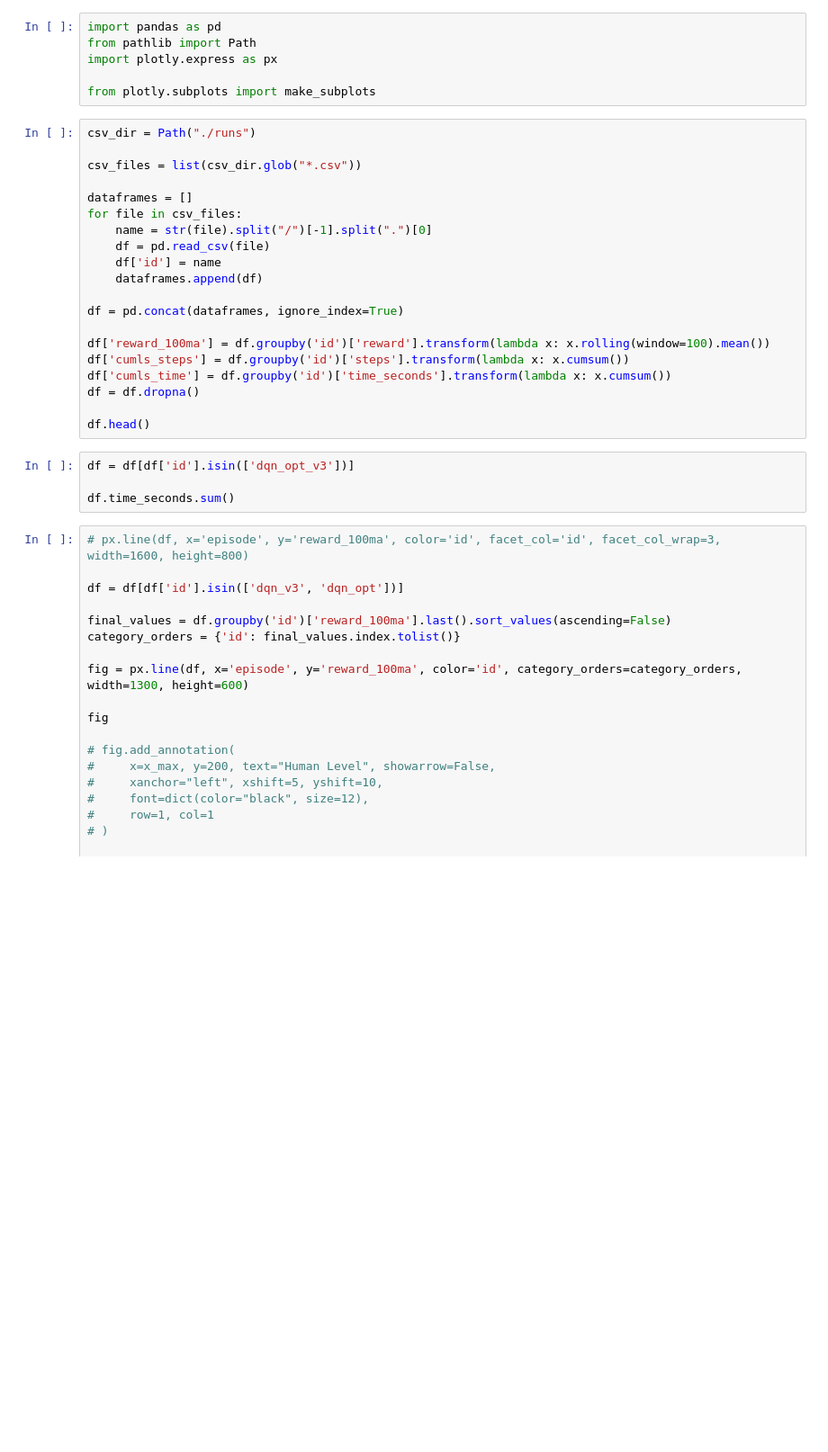
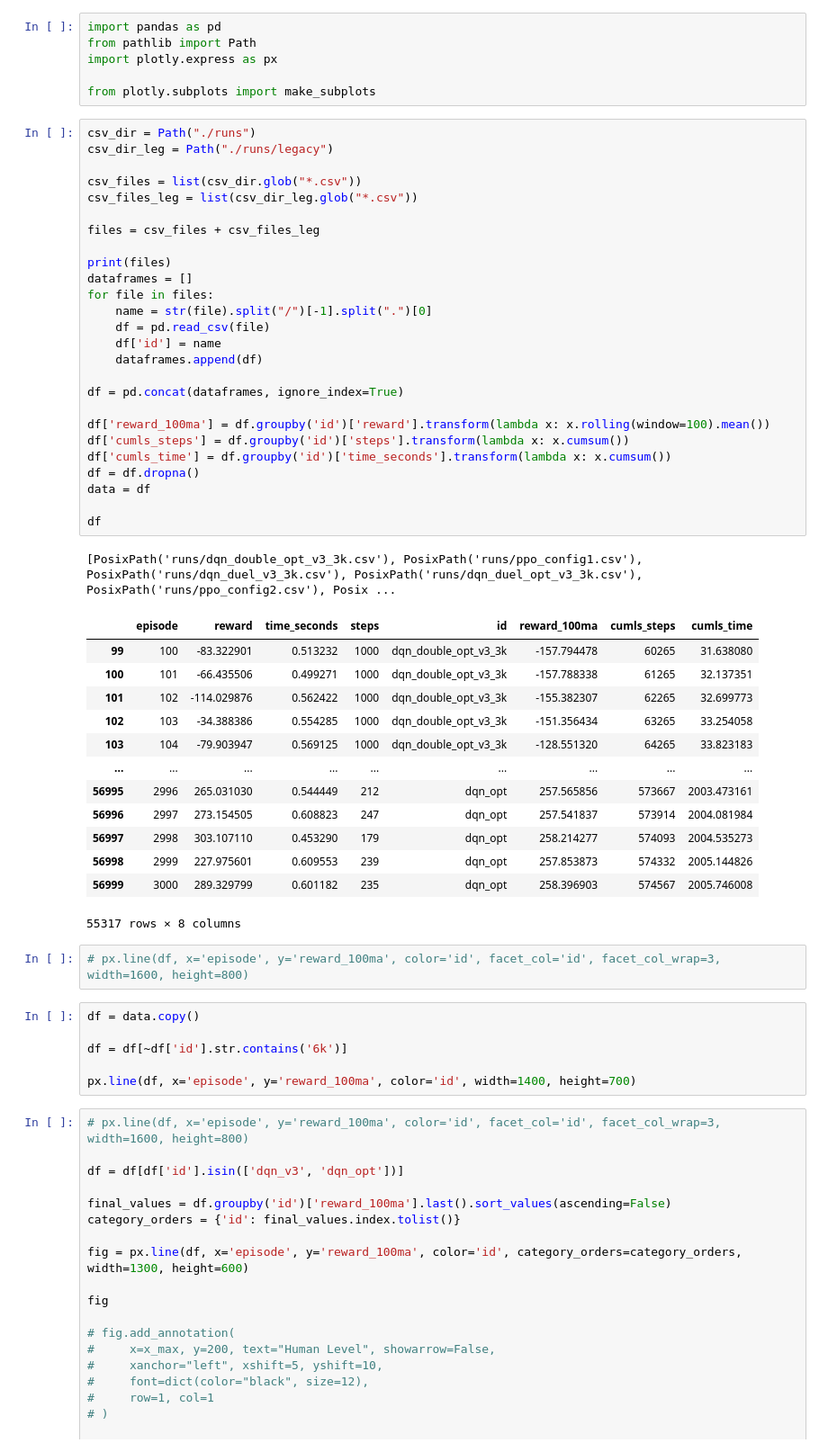
Before and after one commit to Leonjmroe/MSc-AI, a Jupyter notebook: Module 10 - Reinforcement Learning/Assesment 2/code/spacelander/data_analysis/main.ipynb, the cells around one changed output. Shown at 90% size. Drawn from its saved outputs; the diff is of its cells as text; blank space fills up the shorter version.

```diff
--- a/Module 10 - Reinforcement Learning/Assesment 2/code/spacelander/data_analysis/main.ipynb
+++ b/Module 10 - Reinforcement Learning/Assesment 2/code/spacelander/data_analysis/main.ipynb
@@ -6,28 +6,53 @@ import plotly.express as px
 from plotly.subplots import make_subplots
 # %%
 csv_dir = Path("./runs")
+csv_dir_leg = Path("./runs/legacy")
 
 csv_files = list(csv_dir.glob("*.csv"))
+csv_files_leg = list(csv_dir_leg.glob("*.csv"))
 
+files = csv_files + csv_files_leg
+
+print(files)
 dataframes = []
-for file in csv_files:
+for file in files:
     name = str(file).split("/")[-1].split(".")[0]
     df = pd.read_csv(file)
     df['id'] = name
     dataframes.append(df)
 
 df = pd.concat(dataframes, ignore_index=True)
 
 df['reward_100ma'] = df.groupby('id')['reward'].transform(lambda x: x.rolling(window=100).mean())
 df['cumls_steps'] = df.groupby('id')['steps'].transform(lambda x: x.cumsum())
 df['cumls_time'] = df.groupby('id')['time_seconds'].transform(lambda x: x.cumsum())
 df = df.dropna()
+data = df
 
-df.head()
+df
+# %% [output]
+[PosixPath('runs/dqn_double_opt_v3_3k.csv'), PosixPath('runs/ppo_config1.csv'), PosixPath('runs/dqn_duel_v3_3k.csv'), PosixPath('runs/dqn_duel_opt_v3_3k.csv'), PosixPath('runs/ppo_config2.csv'), Posix ...
+|  | episode | reward | time_seconds | steps | id | reward_100ma | cumls_steps | cumls_time |
+| 99 | 100 | -83.322901 | 0.513232 | 1000 | dqn_double_opt_v3_3k | -157.794478 | 60265 | 31.638080 |
+| 100 | 101 | -66.435506 | 0.499271 | 1000 | dqn_double_opt_v3_3k | -157.788338 | 61265 | 32.137351 |
+| 101 | 102 | -114.029876 | 0.562422 | 1000 | dqn_double_opt_v3_3k | -155.382307 | 62265 | 32.699773 |
+| 102 | 103 | -34.388386 | 0.554285 | 1000 | dqn_double_opt_v3_3k | -151.356434 | 63265 | 33.254058 |
+| 103 | 104 | -79.903947 | 0.569125 | 1000 | dqn_double_opt_v3_3k | -128.551320 | 64265 | 33.823183 |
+| ... | ... | ... | ... | ... | ... | ... | ... | ... |
+| 56995 | 2996 | 265.031030 | 0.544449 | 212 | dqn_opt | 257.565856 | 573667 | 2003.473161 |
+| 56996 | 2997 | 273.154505 | 0.608823 | 247 | dqn_opt | 257.541837 | 573914 | 2004.081984 |
+| 56997 | 2998 | 303.107110 | 0.453290 | 179 | dqn_opt | 258.214277 | 574093 | 2004.535273 |
+| 56998 | 2999 | 227.975601 | 0.609553 | 239 | dqn_opt | 257.853873 | 574332 | 2005.144826 |
+| 56999 | 3000 | 289.329799 | 0.601182 | 235 | dqn_opt | 258.396903 | 574567 | 2005.746008 |
+55317 rows × 8 columns
-# %%
-df = df[df['id'].isin(['dqn_opt_v3'])]
-
-df.time_seconds.sum()
+# %%
+# px.line(df, x='episode', y='reward_100ma', color='id', facet_col='id', facet_col_wrap=3, width=1600, height=800)
+# %%
+df = data.copy()
+
+df = df[~df['id'].str.contains('6k')]
+
+px.line(df, x='episode', y='reward_100ma', color='id', width=1400, height=700)
 # %%
 # px.line(df, x='episode', y='reward_100ma', color='id', facet_col='id', facet_col_wrap=3, width=1600, height=800)
 
```
Also changed, not shown: 21 other files.
